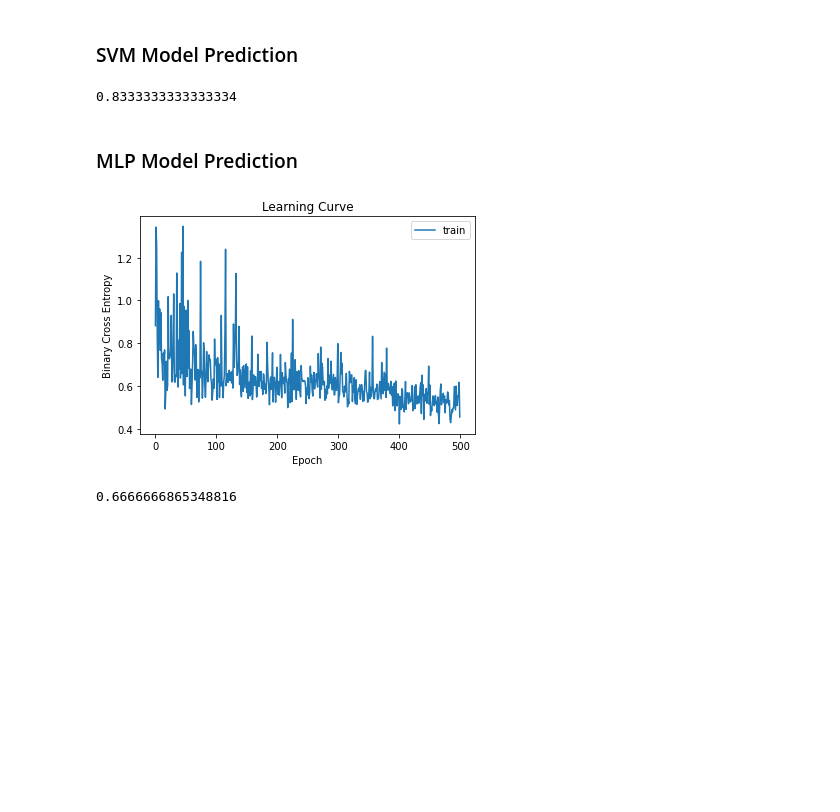
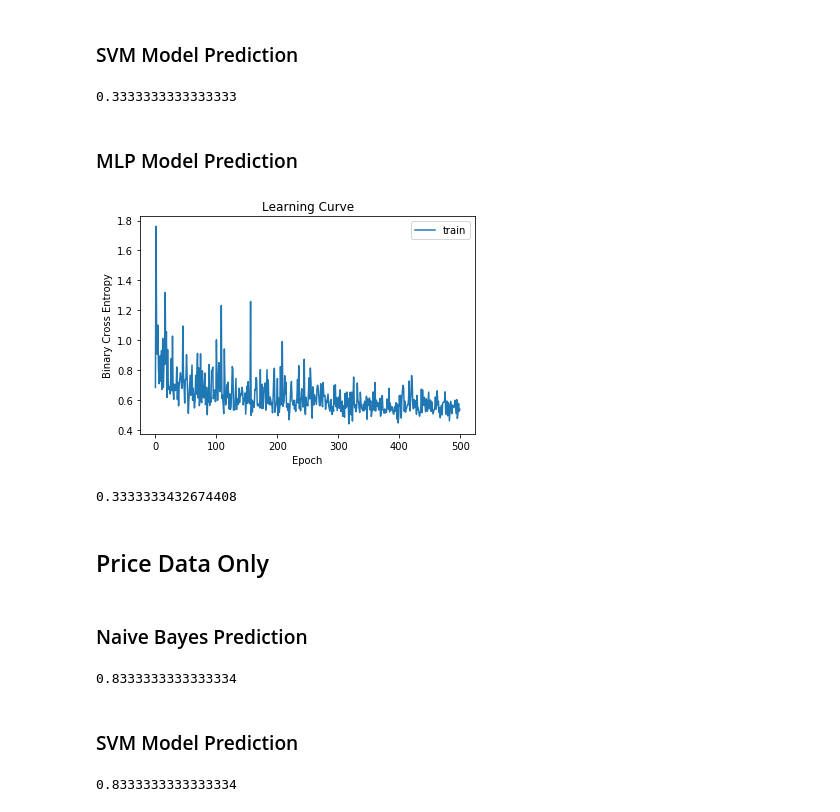
Before and after one commit to taradactyl27/nft-sentiment-analysis, a Jupyter notebook: nftsentiment.ipynb, the cells around one changed output. Saved outputs shown, nothing was run; the diff lists cells and outputs as text; code cells hidden in the pictures; blank space fills up the shorter version.

Commit message:
train models on tweet data

```diff
--- a/nftsentiment.ipynb
+++ b/nftsentiment.ipynb
@@ -275,7 +376,11 @@ def predictMLP(x_train, x_test, y_train, y_test):
 ### Extract Features and Labels
 # %%
 dataset = pd.read_csv("features.csv")
-x_data = dataset[['transaction_count', 'volume', 'average_sale']]
+
+x_data_price = dataset[['transaction_count', 'volume', 'average_sale']]
+x_data_text = dataset[['negative_score','neutral_score','positive_score']]
+x_data_combined = dataset[['transaction_count', 'volume', 'average_sale','negative_score','neutral_score','positive_score']]
+
 y_data = dataset['label']
 # %% [markdown]
 ### Split Data into Testing and Training
@@ -284,2 +387,8 @@ x_train, x_test, y_train, y_test = train_test_split(x_data, y_data ,test_size =
+# %%
+x_train_price, x_test_price, y_train_price, y_test_price = train_test_split(x_data_price, y_data ,test_size = 0.2)
+
+x_train_text, x_test_text, y_train_text, y_test_text = train_test_split(x_data_text, y_data ,test_size = 0.2)
+
+x_train_combined, x_test_combined, y_train_combined, y_test_combined = train_test_split(x_data_combined, y_data ,test_size = 0.2)
 # %% [markdown]
 ### Standardize The Features
@@ -290,0 +395,18 @@ x_test_scaled = scaler.transform(x_test)
+# %%
+scaler = preprocessing.StandardScaler().fit(x_train_price)
+x_train_scaled_price = scaler.transform(x_train_price)
+
+scaler = preprocessing.StandardScaler().fit(x_test_price)
+x_test_scaled_price = scaler.transform(x_test_price)
+
+scaler = preprocessing.StandardScaler().fit(x_train_text)
+x_train_scaled_text = scaler.transform(x_train_text)
+
+scaler = preprocessing.StandardScaler().fit(x_test_text)
+x_test_scaled_text = scaler.transform(x_test_text)
+
+scaler = preprocessing.StandardScaler().fit(x_train_combined)
+x_train_scaled_combined = scaler.transform(x_train_combined)
+
+scaler = preprocessing.StandardScaler().fit(x_test_combined)
+x_test_scaled_combined = scaler.transform(x_test_combined)
@@ -299,13 +429,27 @@ predictNB(x_train_scaled, x_test_scaled, y_train, y_test)
 # %% [markdown]
 ### SVM Model Prediction
-# %%
-predictSVM(x_train_scaled, x_test_scaled, y_train, y_test)
-# %% [output]
-0.8333333333333334
+# %%
+predictSVM(x_train_scaled_text, x_test_scaled_text, y_train_text, y_test_text)
+# %% [output]
+0.3333333333333333
 # %% [markdown]
 ### MLP Model Prediction
-# %%
-predictMLP(x_train_scaled, x_test_scaled, y_train, y_test)
-# %% [output]
-[figure, removed]
-0.6666666865348816
+# %%
+predictMLP(x_train_scaled_text, x_test_scaled_text, y_train_text, y_test_text)
+# %% [output]
+[figure, added]
+0.3333333432674408
+# %% [markdown]
+## Price Data Only
+# %% [markdown]
+### Naive Bayes Prediction
+# %%
+predictNB(x_train_scaled_price, x_test_scaled_price, y_train_price, y_test_price)
+# %% [output]
+0.8333333333333334
+# %% [markdown]
+### SVM Model Prediction
+# %%
+predictSVM(x_train_scaled_price, x_test_scaled_price, y_train_price, y_test_price)
+# %% [output]
+0.8333333333333334
```
Also changed, not shown: parts of 24 cells of this notebook, 1 other file.
